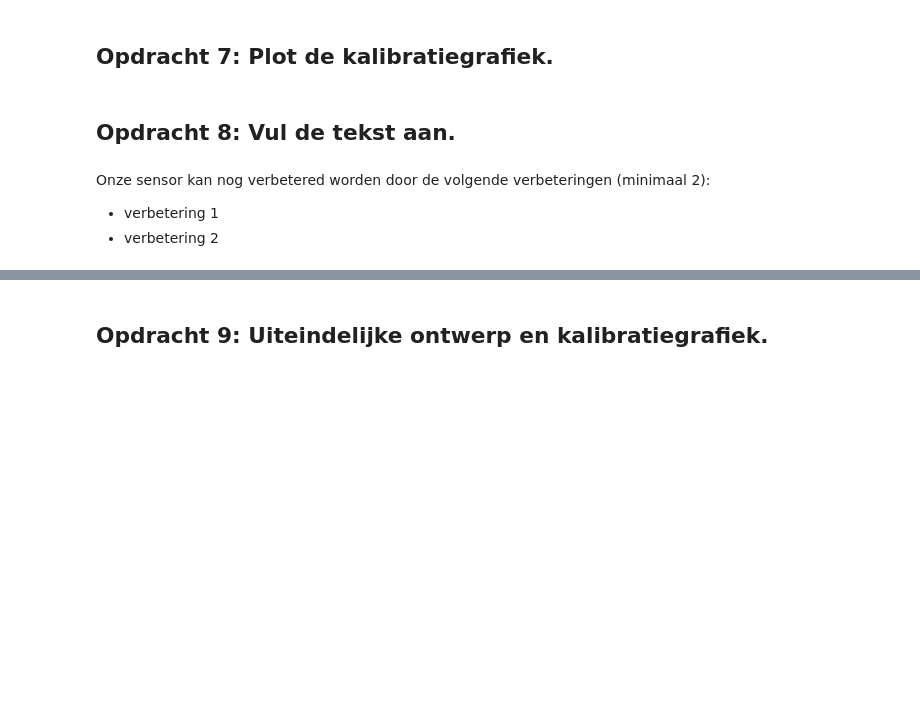
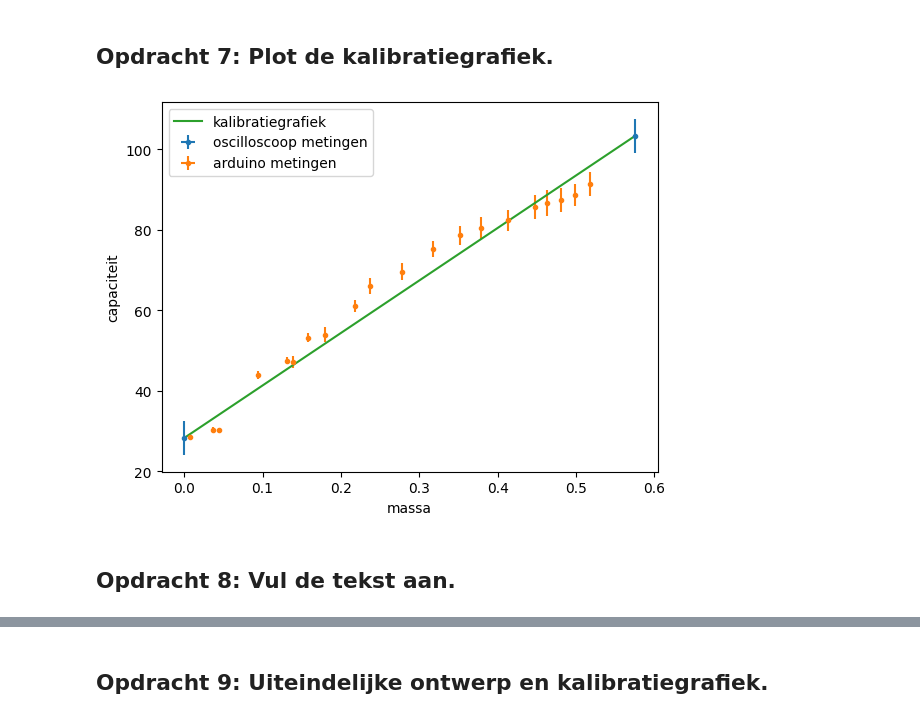
Before and after one commit to cs50202/opdrachten-DEF-D-, a Jupyter notebook: FysiekeOntwerpopdrachten/2OntwerpEenSensorCondensator/DEFOntwerpopdracht2OntwerpEenSensorInvulTemplate.ipynb, the cells around one changed output, grey strips where cells are left out. Saved outputs shown, nothing was run; the diff lists cells and outputs as text; code cells hidden in the pictures; blank space fills up the shorter version.

```diff
--- a/FysiekeOntwerpopdrachten/2OntwerpEenSensorCondensator/DEFOntwerpopdracht2OntwerpEenSensorInvulTemplate.ipynb
+++ b/FysiekeOntwerpopdrachten/2OntwerpEenSensorCondensator/DEFOntwerpopdracht2OntwerpEenSensorInvulTemplate.ipynb
@@ -104,7 +157,39 @@ Pas deze tekst aan: Wij gaan een sensor maken die X meet.
+# %%
+# Plot hier je gemeten kalibratiegrafiek en plot in dezelfde figuur ook je verwachte ontwerpgrafiek.
+
+# Eerst de metingen die we zelf met de osciloscoop doen
+
+# We nemen geen massa en de massa van een volle fles
+m_verw = np.array([0, 575.4])*1e-3
+
+# We meten dan de V_max_out en berekenen capaciteit
+V_max_out_verw = np.array([134e-3, 490e-3])
+Cap_verw = berekenCapaciteit(V_max_out_verw, 7.55, 1000, 100000)*1e12
+
+# Hier berekenen we de error in de capaciteit met calculus approach. We schatten de onzekerheid van de weerstand en frequentie op 0 en schatten de onzekerheden van Vin en Vuit
+def error_oscilooscop(Vout, uVout, Vin, uVin, Cap):
+    return np.sqrt((uVout/Vout)**2 + (uVin/Vin)**2)*Cap
+u_C_osc = error_oscilooscop(V_max_out_verw, 20e-3, 7.94, 0.01, Cap_verw)
+
+# Nu door met arduino, hier de metingen
+m = np.array([518.5, 498.7, 481.1, 462.7,447.4, 413.4, 378.6, 352.4, 317.2, 277.6, 236.9, 217.7, 180.0, 158.5, 138.6, 131.2, 94.6, 43.8, 36.6, 7.0])*1e-3 # kg
+capaciteit = np.array([91.4, 88.6, 87.4, 86.6, 85.6, 82.3, 80.4, 78.6, 75.2, 69.6, 66.0, 61.0, 53.9, 53.2, 47.2, 47.4, 43.9, 30.2, 30.3, 28.4]) # pF
+
+# Tijdens het meten fluctueerde de arduino waarde, hier onzekerheid geschat
+u_cap = np.array([3.0,2.7,3.0,3.3,3.0,2.7,2.7,2.4,2.1,2.1,2.1,1.5,1.8,1.2,1.5,0.9,0.9,0.6,0.6,0.3])
+
+# Geschat op basis van de waarde die we van de weegschaal aflezen
+m_err = 0.05 * 1e-3
+
+plt.figure()
+plt.errorbar(m_verw , Cap_verw, xerr = m_err, yerr = u_C_osc, fmt= '.', label = 'oscilloscoop metingen')
+plt.errorbar(m, capaciteit, xerr = m_err, yerr = u_cap, fmt = '.', label = 'arduino metingen')
+plt.plot(xtest, ytest, '-', label = 'kalibratiegrafiek')
+plt.xlabel("massa")
+plt.ylabel("capaciteit")
+plt.legend()
+plt.show()
+# %% [output]
+[figure, added]
 # %% [markdown]
 ## Opdracht 8: Vul de tekst aan.
-# %% [markdown]
-Onze sensor kan nog verbetered worden door de volgende verbeteringen (minimaal 2):
-
-* verbetering 1
-* verbetering 2
```
Also changed, not shown: parts of 22 cells of this notebook, 7 other files.
